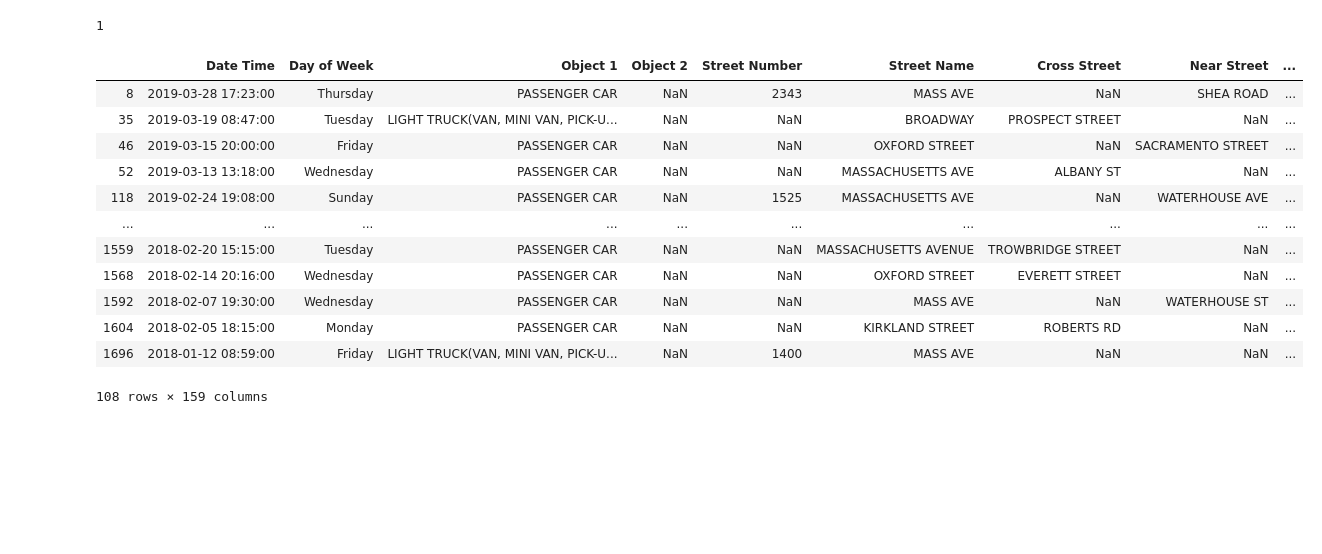
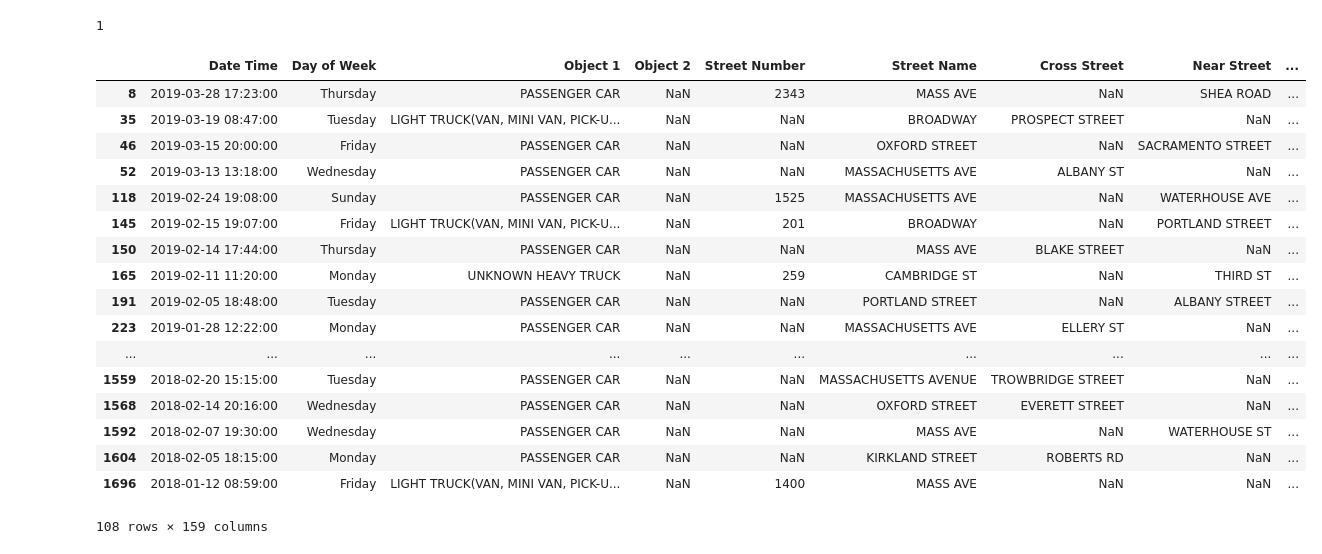
Before and after one commit to itamarst/cambridge-crashes, a Jupyter notebook: crashes.ipynb, the cells around one changed output. Cells and saved outputs as stored; diff of their text form; code cells hidden in the pictures; blank space fills up the shorter version.

Commit message:
Add street, filter out a handful more of unknown injury crashes, add markdown dump.

```diff
--- a/crashes.ipynb
+++ b/crashes.ipynb
@@ -81,17 +91,22 @@ sum(councilterm["V2 Model"] == "BIKE")
 # %% [output]
 1
 # %%
-councilterm = councilterm.fillna({"P2 Non Motorist Desc": "", "P1 Non Motorist Desc": "", "May involve cyclist": 0, "Object 1": ""})
+councilterm = councilterm.fillna({"P2 Non Motorist Desc": "", "P1 Non Motorist Desc": "", "May involve cyclist": 0, "Object 1": "", "P1 Injury": "", "P2 Injury": ""})
 cyclists = councilterm[(councilterm["May involve cyclist"] > 0) & (councilterm["Object 1"] != "") & (
     (councilterm["P2 Non Motorist Desc"] == "CYCLIST") | (councilterm["P1 Non Motorist Desc"] == "CYCLIST"))]
 cyclists
 # %% [output]
 |  | Date Time | Day of Week | Object 1 | Object 2 | Street Number | Street Name | Cross Street | Near Street | ... |
 | 8 | 2019-03-28 17:23:00 | Thursday | PASSENGER CAR | NaN | 2343 | MASS AVE | NaN | SHEA ROAD | ... |
 | 35 | 2019-03-19 08:47:00 | Tuesday | LIGHT TRUCK(VAN, MINI VAN, PICK-U... | NaN | NaN | BROADWAY | PROSPECT STREET | NaN | ... |
 | 46 | 2019-03-15 20:00:00 | Friday | PASSENGER CAR | NaN | NaN | OXFORD STREET | NaN | SACRAMENTO STREET | ... |
 | 52 | 2019-03-13 13:18:00 | Wednesday | PASSENGER CAR | NaN | NaN | MASSACHUSETTS AVE | ALBANY ST | NaN | ... |
 | 118 | 2019-02-24 19:08:00 | Sunday | PASSENGER CAR | NaN | 1525 | MASSACHUSETTS AVE | NaN | WATERHOUSE AVE | ... |
+| 145 | 2019-02-15 19:07:00 | Friday | LIGHT TRUCK(VAN, MINI VAN, PICK-U... | NaN | 201 | BROADWAY | NaN | PORTLAND STREET | ... |
+| 150 | 2019-02-14 17:44:00 | Thursday | PASSENGER CAR | NaN | NaN | MASS AVE | BLAKE STREET | NaN | ... |
+| 165 | 2019-02-11 11:20:00 | Monday | UNKNOWN HEAVY TRUCK | NaN | 259 | CAMBRIDGE ST | NaN | THIRD ST | ... |
+| 191 | 2019-02-05 18:48:00 | Tuesday | PASSENGER CAR | NaN | NaN | PORTLAND STREET | NaN | ALBANY STREET | ... |
+| 223 | 2019-01-28 12:22:00 | Monday | PASSENGER CAR | NaN | NaN | MASSACHUSETTS AVE | ELLERY ST | NaN | ... |
 | ... | ... | ... | ... | ... | ... | ... | ... | ... | ... |
 | 1559 | 2018-02-20 15:15:00 | Tuesday | PASSENGER CAR | NaN | NaN | MASSACHUSETTS AVENUE | TROWBRIDGE STREET | NaN | ... |
 | 1568 | 2018-02-14 20:16:00 | Wednesday | PASSENGER CAR | NaN | NaN | OXFORD STREET | EVERETT STREET | NaN | ... |
```
Also changed, not shown: parts of 4 cells of this notebook, 1 other file.
